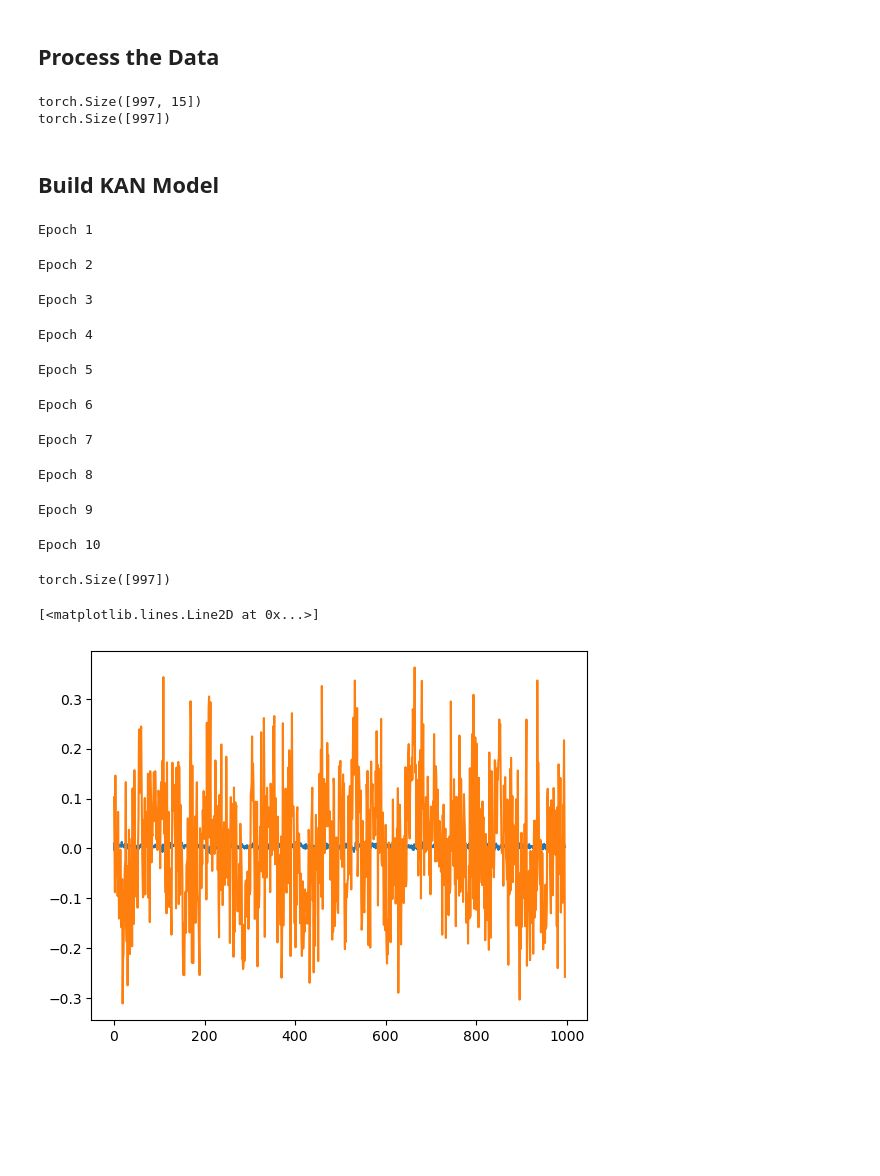
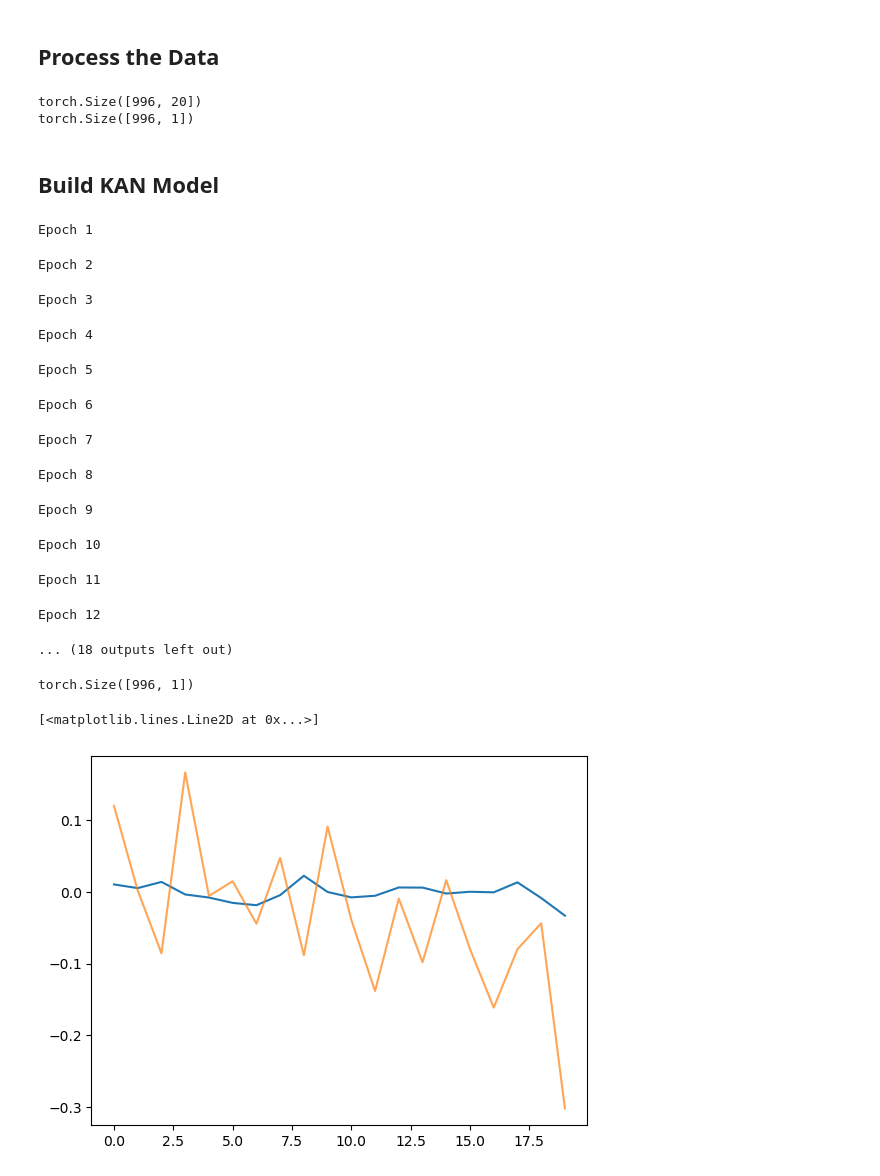
Before and after one commit to MorganREN/TKAN4GrangerCausality, a Jupyter notebook: Neural-GC-master/trial.ipynb, the cells around one changed output. Saved outputs shown, nothing was run; the diff lists cells and outputs as text; code cells hidden in the pictures; blank space fills up the shorter version.

```diff
--- a/Neural-GC-master/trial.ipynb
+++ b/Neural-GC-master/trial.ipynb
@@ -19,7 +19,7 @@ from tqdm import tqdm
 device = torch.device('cpu')
 
 # Set hyper-parameters
-lag = 3
+lag = 4
 T = 1000
 num_series = 5
 # %% [markdown]
@@ -100,22 +100,22 @@ def rearrange_data(X):
 array = rearrange_data(X).T
 print(array.shape)
 
-Y = X[:, :, 1][0, :T-lag]
+Y = X[:, :, 1][0, :T-lag].reshape(1, T-lag).T
 print(Y.shape)
 # %% [output]
-torch.Size([997, 15])
-torch.Size([997])
+torch.Size([996, 20])
+torch.Size([996, 1])
 # %%
 trainloader = DataLoader(TensorDataset(array, Y), batch_size=32, shuffle=True)
 # %% [markdown]
 ## Build KAN Model
 # %%
-model = cKAN([num_series*lag, 128, 1])
+model = cKAN([num_series*lag, 1, 1])
 optimizer = optim.AdamW(model.parameters(), lr=1e-4, weight_decay=1e-4)
-scheduler = optim.lr_scheduler.ExponentialLR(optimizer, gamma=0.8)
+# scheduler = optim.lr_scheduler.ExponentialLR(optimizer, gamma=0.8)
 criterion = nn.MSELoss(reduction='mean')
 
-for epoch in range(10):
+for epoch in range(30):
     # Train
     model.train()
     with tqdm(trainloader) as pbar:
@@ -129,7 +129,7 @@ for epoch in range(10):
             # accuracy = (output.argmax(dim=1) == labels.to(device)).float().mean()
             pbar.set_postfix(loss=loss.item(), lr=optimizer.param_groups[0]['lr'])
 
-    scheduler.step()
+    optimizer.step()
     print(
         f"Epoch {epoch + 1}"
     )
@@ -144,14 +144,17 @@ Epoch 7
 Epoch 8
 Epoch 9
 Epoch 10
+Epoch 11
+Epoch 12
+... (18 outputs left out)
 # %%
 Y.shape
 # %% [output]
-torch.Size([997])
+torch.Size([996, 1])
 # %%
 # plot output
-plt.plot(output.detach().numpy(), label='Predicted')
-plt.plot(Y.detach().numpy(), label='Actual')
+plt.plot(output.detach().numpy()[:20], label='Predicted')
+plt.plot(Y.detach().numpy()[:20], label='Actual', alpha=0.7)
 # %% [output]
 [<matplotlib.lines.Line2D at 0x...>]
-[figure, old version]
+[figure, new version]
```
Also changed, not shown: parts of 2 cells of this notebook, 1 other file.
